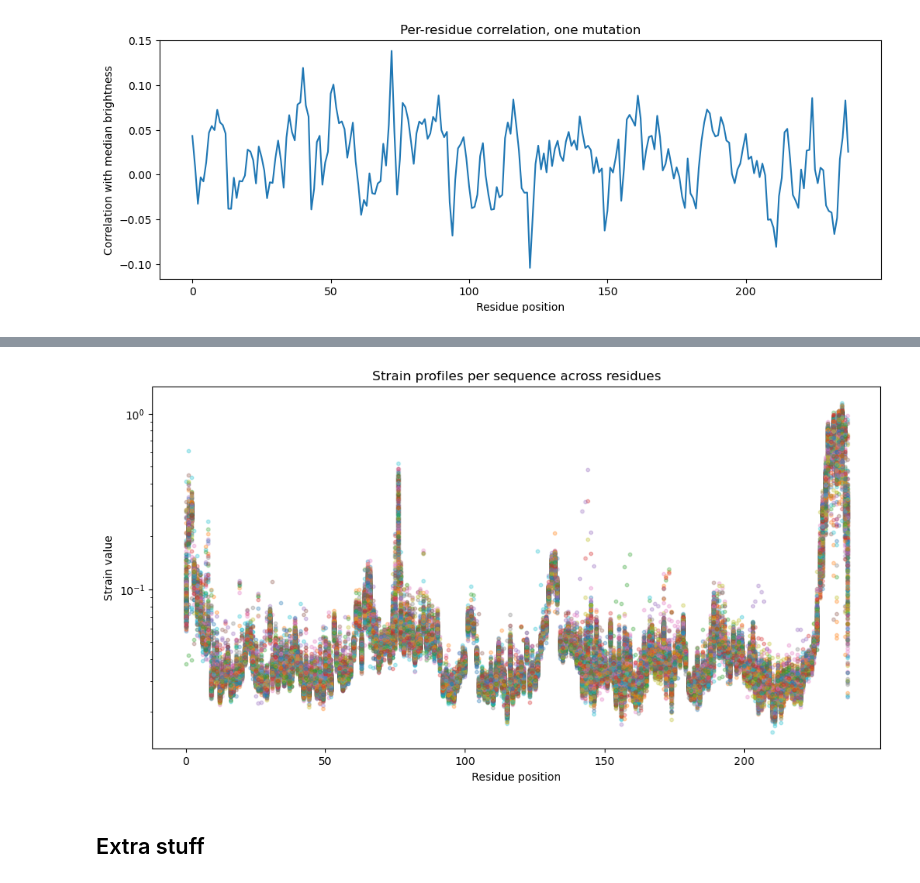
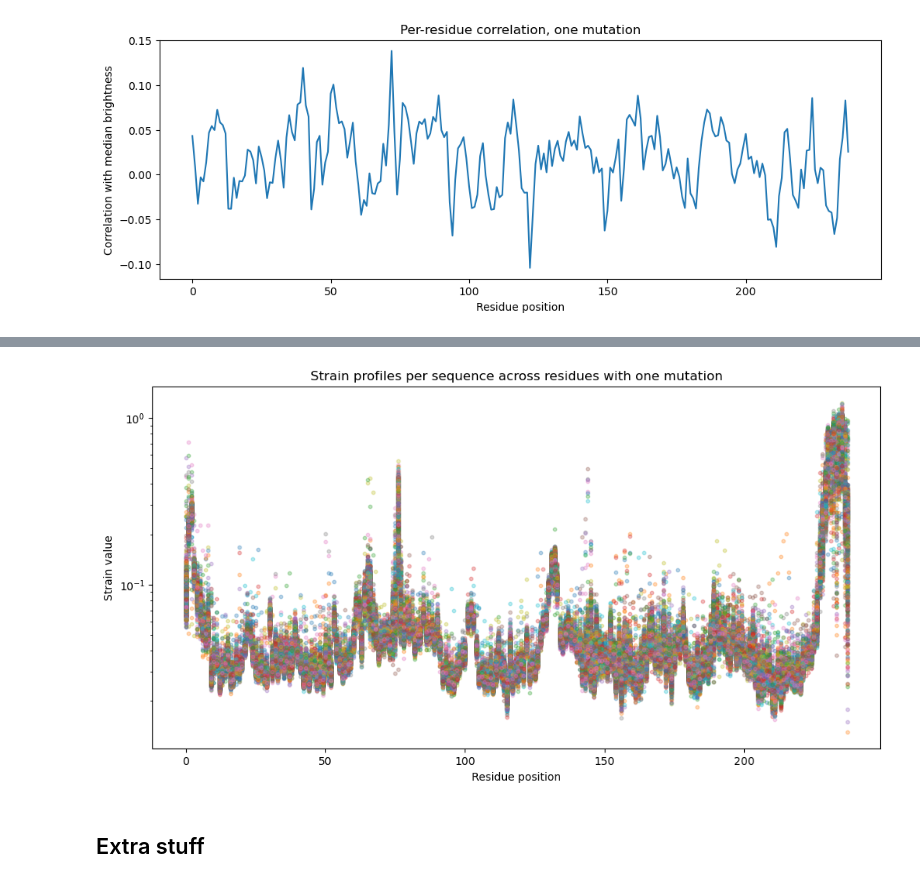
Before and after one commit to Thomasbush9/gfp_function_prediction, a Jupyter notebook: notebooks/effective_strain.ipynb, the cells around one changed output, grey strips where cells are left out. Cells and saved outputs as stored; diff of their text form; code cells hidden in the pictures.

```diff
--- a/notebooks/effective_strain.ipynb
+++ b/notebooks/effective_strain.ipynb
@@ -215,7 +257,7 @@ def get_numb_mut(mut: str) -> int:
         return 0
     return n
 # %%
-strain_t, files_id, files = load_strain_numpy_recursive(main_dir)
+strain_t, files_id, files, legend = load_strain_numpy_recursive(main_dir)
 # %%
 gfp_dataset = pd.read_csv(tsv_path, sep='\t')
 gfp_dataset["num_mut"] = gfp_dataset["aaMutations"].apply(get_numb_mut)
@@ -316,15 +595,15 @@ plt.show()
 # %%
 plt.figure(figsize=(12,6))
-for i in range(strain_selected.shape[0]):   # loop over sequences
-    plt.scatter(range(strain_selected.shape[1]), strain_selected[i, :], alpha=0.3, s=10)
+for i in range(strain_t.shape[0]):   # loop over sequences
+    plt.scatter(range(strain_t.shape[1]), strain_t[i, :], alpha=0.3, s=10)
 
 plt.xlabel("Residue position")
 plt.ylabel("Strain value")
 plt.yscale("log")
-plt.title("Strain profiles per sequence across residues")
+plt.title("Strain profiles per sequence across residues with one mutation")
 plt.show()
 # %% [output]
-[figure, old version]
+[figure, new version]
 # %% [markdown]
 ## Extra stuff
 # %%
```
Also changed, not shown: parts of 14 cells of this notebook.
